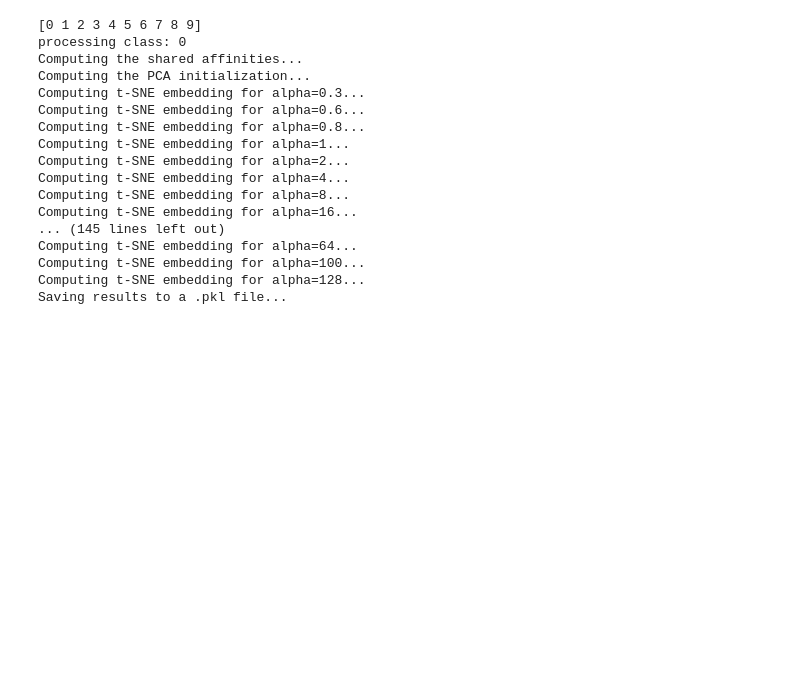
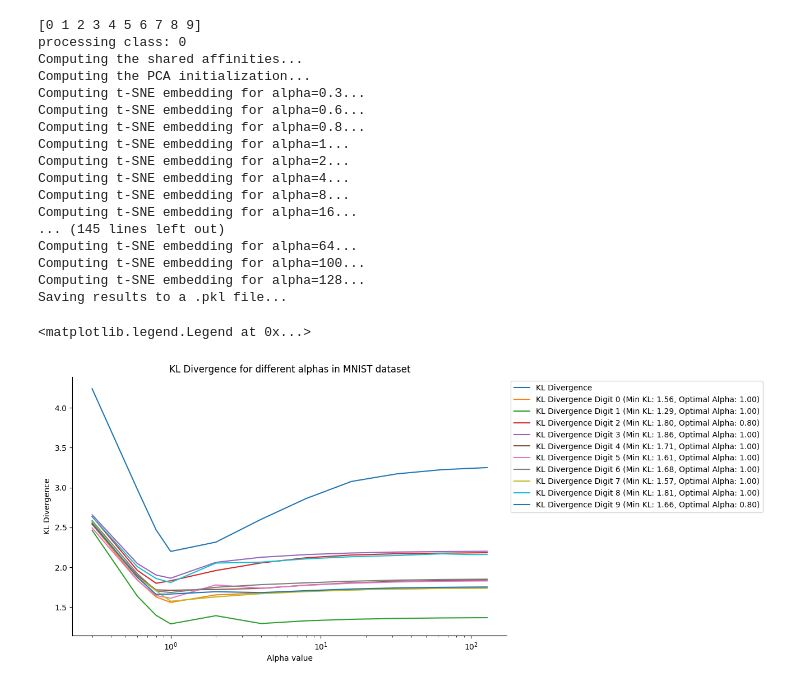
Before and after one commit to Artemii-Shlychkov/t-SNE-project, a Jupyter notebook: MNIST.ipynb, the cells around one changed output. Drawn from its saved outputs; the diff is of its cells as text; code cells hidden in the pictures; blank space fills up the shorter version.

Commit message:
added plots

```diff
--- a/MNIST.ipynb
+++ b/MNIST.ipynb
@@ -128,0 +152,35 @@ Saving results to a .pkl file...
+# %%
+mnist_all_digits_tsne = DataSetTSNE("MNIST (30000)", tsne_embeddings, ALPHAS)
+mnist_digit_1 = DataSetTSNE("MNIST Digit 1", tsne_per_digits_class[1], ALPHAS)
+mnist_digit_2 = DataSetTSNE("MNIST Digit 2", tsne_per_digits_class[2], ALPHAS)
+mnist_digit_3 = DataSetTSNE("MNIST Digit 3", tsne_per_digits_class[3], ALPHAS)
+mnist_digit_4 = DataSetTSNE("MNIST Digit 4", tsne_per_digits_class[4], ALPHAS)
+mnist_digit_5 = DataSetTSNE("MNIST Digit 5", tsne_per_digits_class[5], ALPHAS)
+mnist_digit_6 = DataSetTSNE("MNIST Digit 6", tsne_per_digits_class[6], ALPHAS)
+mnist_digit_7 = DataSetTSNE("MNIST Digit 7", tsne_per_digits_class[7], ALPHAS)
+mnist_digit_8 = DataSetTSNE("MNIST Digit 8", tsne_per_digits_class[8], ALPHAS)
+mnist_digit_9 = DataSetTSNE("MNIST Digit 9", tsne_per_digits_class[9], ALPHAS)
+mnist_digit_0 = DataSetTSNE("MNIST Digit 0", tsne_per_digits_class[0], ALPHAS)
+# %%
+fig, ax = plt.subplots(1, 1, figsize=(10, 6))
+ax.plot(mnist_all_digits_tsne.alphas, mnist_all_digits_tsne.KLs, label="KL Divergence")
+ax.plot(mnist_digit_0.alphas, mnist_digit_0.KLs, label=f"KL Divergence Digit 0 (Min KL: {mnist_digit_0.min_KL:.2f}, Optimal Alpha: {mnist_digit_0.optimal_alpha_KL:.2f})")
+ax.plot(mnist_digit_1.alphas, mnist_digit_1.KLs, label=f"KL Divergence Digit 1 (Min KL: {mnist_digit_1.min_KL:.2f}, Optimal Alpha: {mnist_digit_1.optimal_alpha_KL:.2f})")
+ax.plot(mnist_digit_2.alphas, mnist_digit_2.KLs, label=f"KL Divergence Digit 2 (Min KL: {mnist_digit_2.min_KL:.2f}, Optimal Alpha: {mnist_digit_2.optimal_alpha_KL:.2f})")
+ax.plot(mnist_digit_3.alphas, mnist_digit_3.KLs, label=f"KL Divergence Digit 3 (Min KL: {mnist_digit_3.min_KL:.2f}, Optimal Alpha: {mnist_digit_3.optimal_alpha_KL:.2f})")
+ax.plot(mnist_digit_4.alphas, mnist_digit_4.KLs, label=f"KL Divergence Digit 4 (Min KL: {mnist_digit_4.min_KL:.2f}, Optimal Alpha: {mnist_digit_4.optimal_alpha_KL:.2f})")
+ax.plot(mnist_digit_5.alphas, mnist_digit_5.KLs, label=f"KL Divergence Digit 5 (Min KL: {mnist_digit_5.min_KL:.2f}, Optimal Alpha: {mnist_digit_5.optimal_alpha_KL:.2f})")
+ax.plot(mnist_digit_6.alphas, mnist_digit_6.KLs, label=f"KL Divergence Digit 6 (Min KL: {mnist_digit_6.min_KL:.2f}, Optimal Alpha: {mnist_digit_6.optimal_alpha_KL:.2f})")
+ax.plot(mnist_digit_7.alphas, mnist_digit_7.KLs, label=f"KL Divergence Digit 7 (Min KL: {mnist_digit_7.min_KL:.2f}, Optimal Alpha: {mnist_digit_7.optimal_alpha_KL:.2f})")
+ax.plot(mnist_digit_8.alphas, mnist_digit_8.KLs, label=f"KL Divergence Digit 8 (Min KL: {mnist_digit_8.min_KL:.2f}, Optimal Alpha: {mnist_digit_8.optimal_alpha_KL:.2f})")
+ax.plot(mnist_digit_9.alphas, mnist_digit_9.KLs, label=f"KL Divergence Digit 9 (Min KL: {mnist_digit_9.min_KL:.2f}, Optimal Alpha: {mnist_digit_9.optimal_alpha_KL:.2f})")
+ax.set_xscale("log")
+sns.despine()
+plt.tight_layout
+ax.set_xlabel("Alpha value")
+ax.set_ylabel("KL Divergence")
+ax.set_title("KL Divergence for different alphas in MNIST dataset")
+ax.legend(bbox_to_anchor=(1, 1), loc='upper left')
+# %% [output]
+<matplotlib.legend.Legend at 0x...>
+[figure, added]
```
Also changed, not shown: parts of 4 cells of this notebook.
